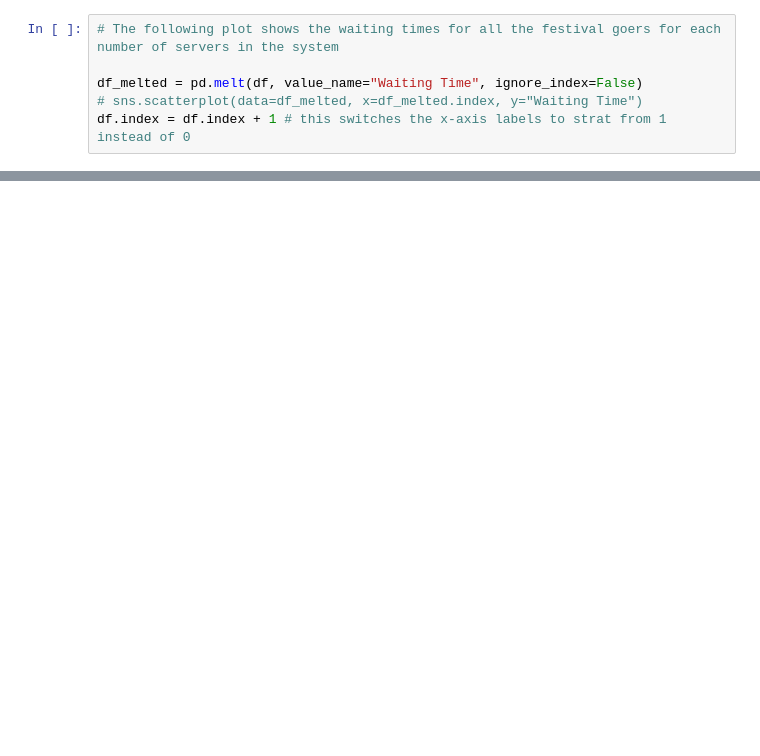
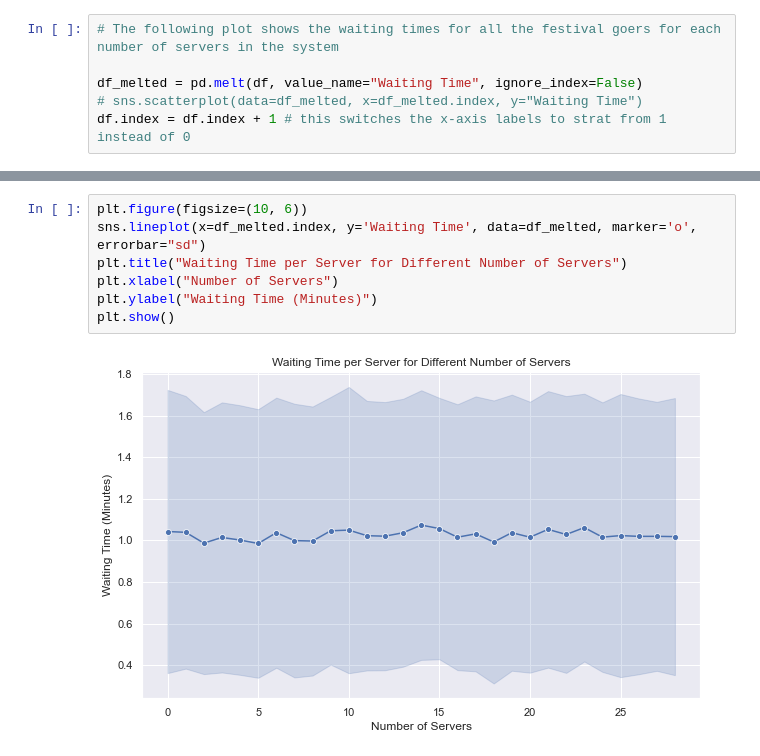
Before and after one commit to beavargas/Festivals-simulation-FYP, a Jupyter notebook: Visualization.ipynb, the cells around one changed output, grey strips where cells are left out. Saved outputs shown, nothing was run; the diff lists cells and outputs as text; blank space fills up the shorter version.

```diff
--- a/Visualization.ipynb
+++ b/Visualization.ipynb
@@ -73,0 +59,9 @@ plt.show()
+# %%
+plt.figure(figsize=(10, 6))
+sns.lineplot(x=df_melted.index, y='Waiting Time', data=df_melted, marker='o', errorbar="sd")
+plt.title("Waiting Time per Server for Different Number of Servers")
+plt.xlabel("Number of Servers")
+plt.ylabel("Waiting Time (Minutes)")
+plt.show()
+# %% [output]
+[figure, added]
```
Also changed, not shown: parts of 5 cells of this notebook.
